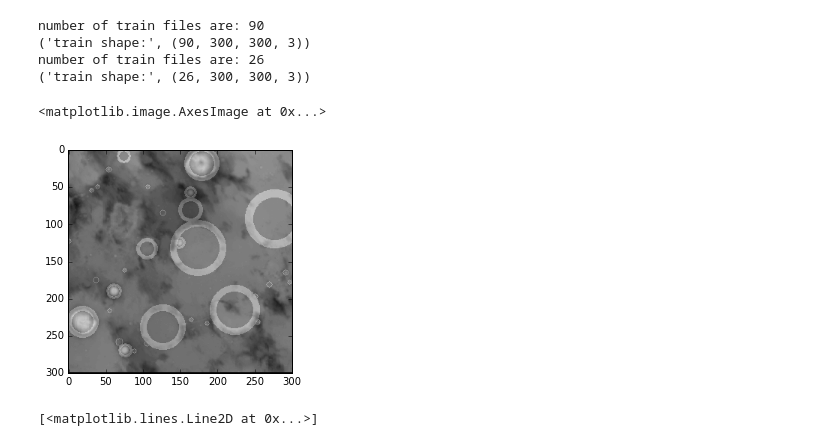
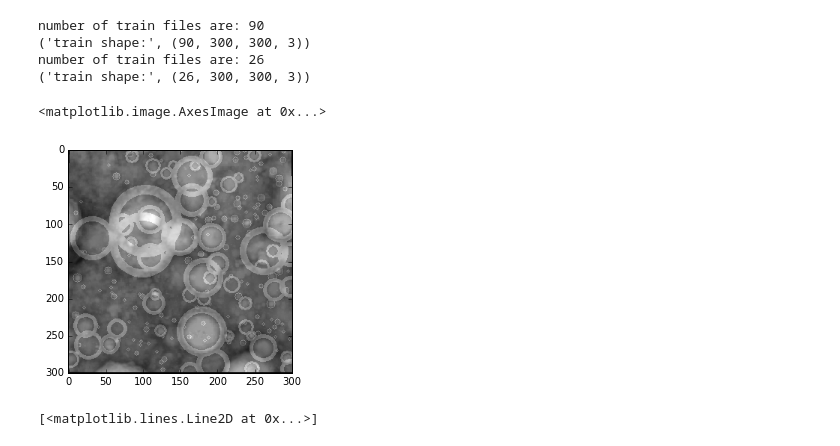
Before and after one commit to silburt/moon-craters, a Jupyter notebook: Mask_generator_analysis_ari.ipynb, the cells around one changed output. Drawn from its saved outputs; the diff is of its cells as text; code cells hidden in the pictures.

```diff
--- a/Mask_generator_analysis_ari.ipynb
+++ b/Mask_generator_analysis_ari.ipynb
@@ -80,12 +80,12 @@ number of train files are: 90
 number of train files are: 26
 ('train shape:', (26, 300, 300, 3))
 # %%
-i=3
+i=2
 plt.imshow(test_data[i], origin='upper', cmap="Greys_r")
 plt.imshow(test_target[i].reshape(300,300), origin='upper', cmap="Greys_r", alpha=0.2)
 # %% [output]
 <matplotlib.image.AxesImage at 0x...>
-[figure, old version]
+[figure, new version]
 # %%
 plt.plot(test_data[i].reshape(300*300*3,1), '.', label='ground truth pixel values')
 # %% [output]
```
Also changed, not shown: 1 other file.
